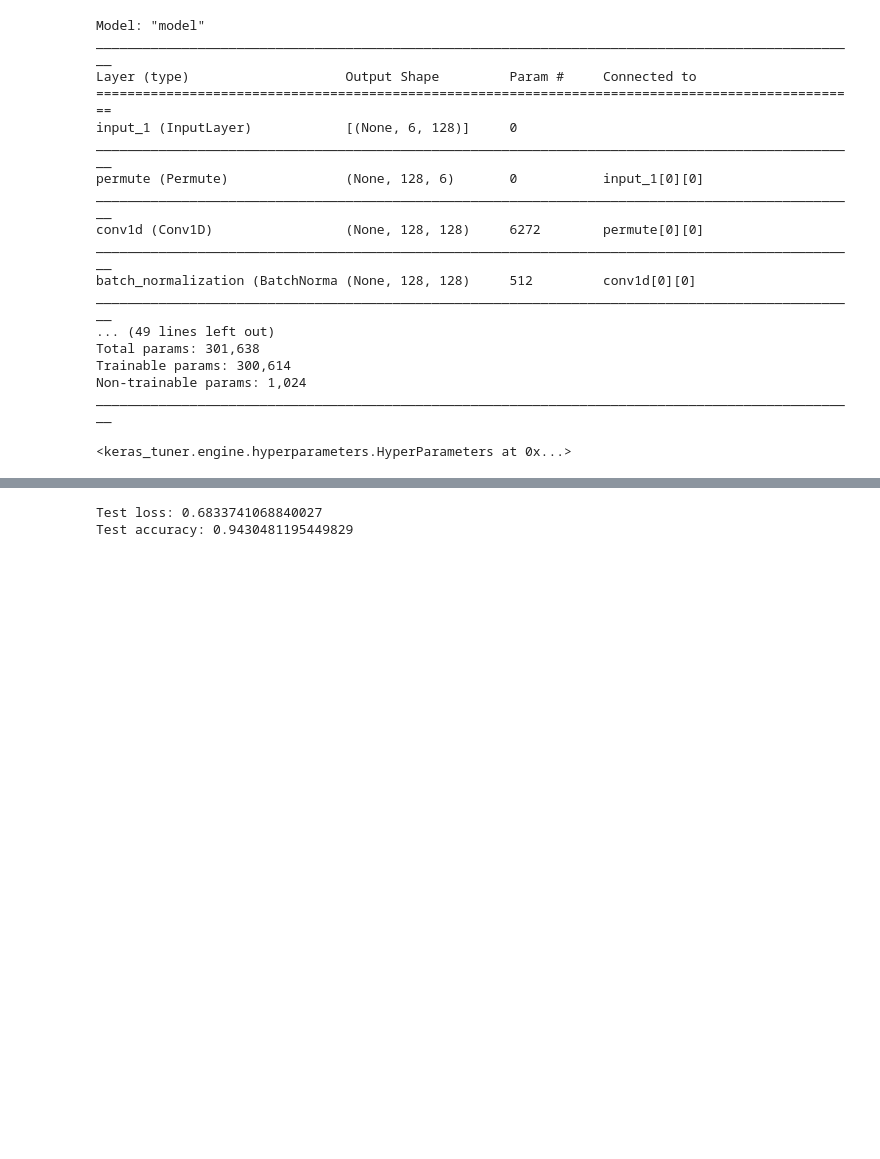
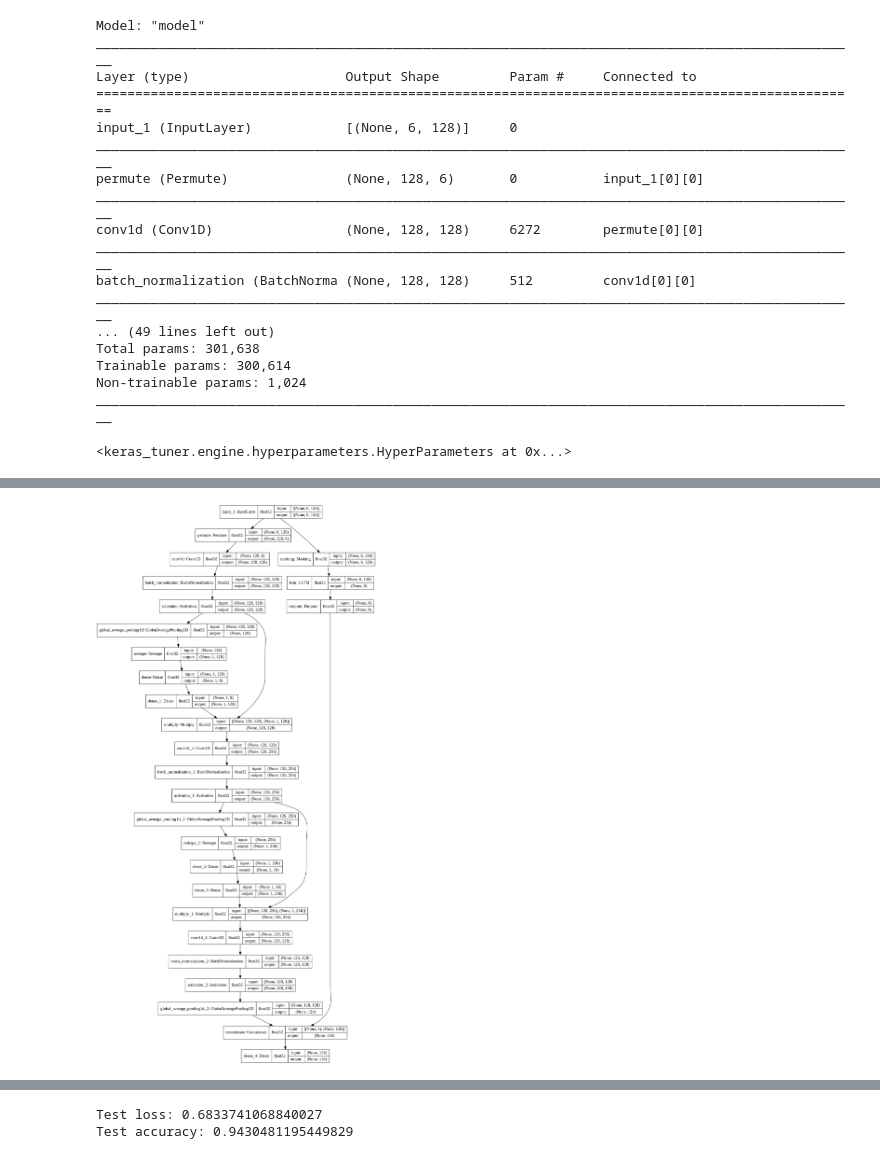
Before and after one commit to NahianAlindo/gait_recognition, a Jupyter notebook: Gait_recognition_2_1.ipynb, the cells around one changed output, grey strips where cells are left out. Drawn from its saved outputs; the diff is of its cells as text; code cells hidden in the pictures; blank space fills up the shorter version.

```diff
--- a/Gait_recognition_2_1.ipynb
+++ b/Gait_recognition_2_1.ipynb
@@ -338,3 +266,5 @@ best_hyperparameters
 <keras_tuner.engine.hyperparameters.HyperParameters at 0x...>
 # %%
 model.save('/content/drive/Shareddrives/MMH/models/MLSTM_FCN_tuned.h5')
+# %%
+model = tensorflow.keras.models.load_model('/content/drive/Shareddrives/MMH/models/MLSTM_FCN_tuned.h5')
@@ -341,3 +273,10 @@ model.save('/content/drive/Shareddrives/MMH/models/MLSTM_FCN_tuned.h5')
+# %%
+tensorflow.keras.utils.plot_model(
+    model, to_file='MLSTM_FCN_tuned.png', show_shapes=True, show_dtype=True,
+    show_layer_names=True, rankdir='TB', expand_nested=True, dpi=96
+)
+# %% [output]
+[figure, added]
 # %%
 history = model.fit(X_train, train_label, validation_split = 0.1, epochs=100, shuffle=True, batch_size=512, callbacks=tensorflow.keras.callbacks.EarlyStopping(monitor='val_loss', patience=50))#, callbacks=[es_callback])
 plt.plot(history.history['accuracy'])
```
Also changed, not shown: parts of 34 cells of this notebook, 2 other files.
